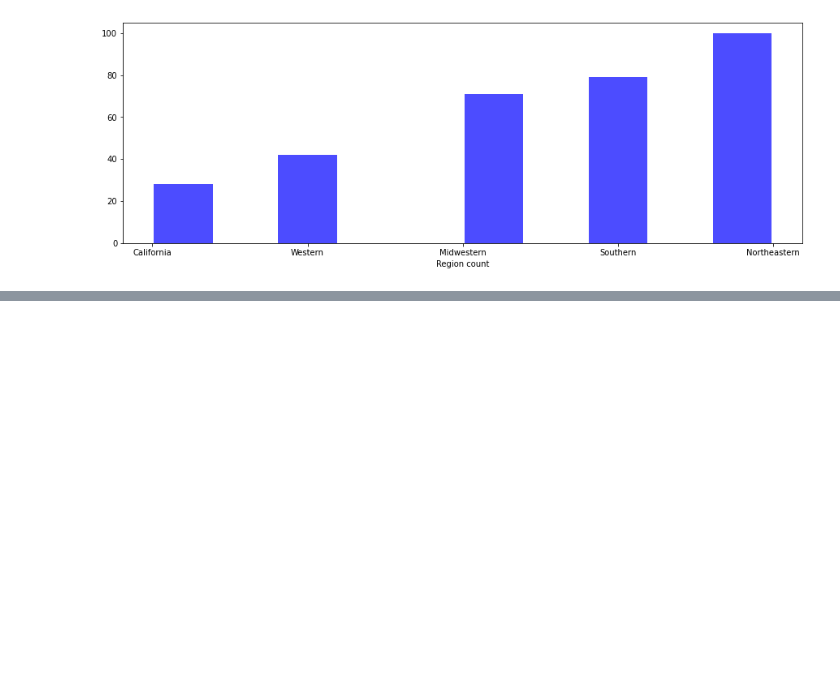
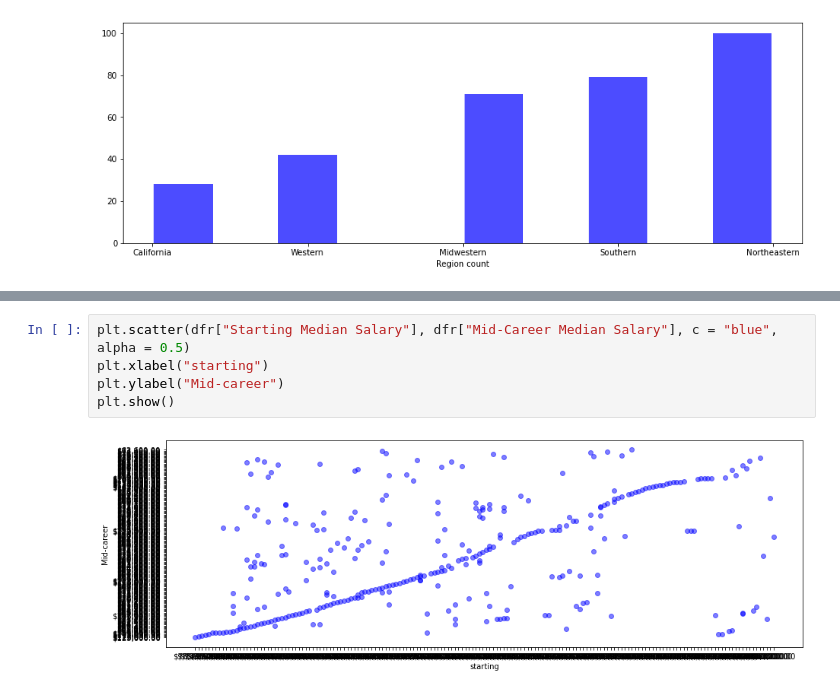
Before and after one commit to SidhST12/Final_3450, a Jupyter notebook: file_s.ipynb, the cells around one changed output, grey strips where cells are left out. Drawn from its saved outputs; the diff is of its cells as text; blank space fills up the shorter version.

```diff
--- a/file_s.ipynb
+++ b/file_s.ipynb
@@ -60,0 +80,7 @@ plt.show()
+# %%
+plt.scatter(dfr["Starting Median Salary"], dfr["Mid-Career Median Salary"], c = "blue", alpha = 0.5)
+plt.xlabel("starting")
+plt.ylabel("Mid-career")
+plt.show()
+# %% [output]
+[figure, added]
```
Also changed, not shown: parts of 12 cells of this notebook.
